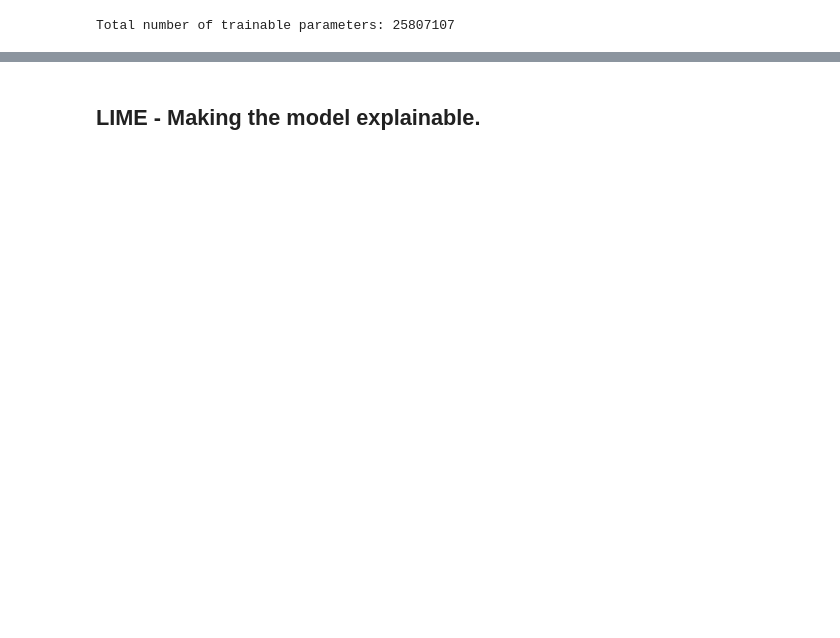
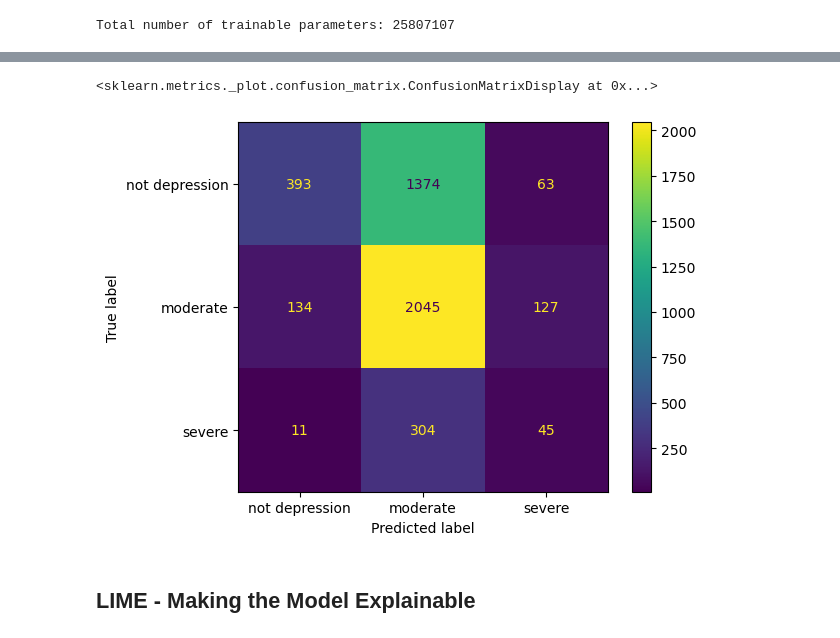
Before and after one commit to Gradient9098/depression_detection, a Jupyter notebook: model_evaluation.ipynb, the cells around one changed output, grey strips where cells are left out. Cells and saved outputs as stored; diff of their text form; code cells hidden in the pictures; blank space fills up the shorter version.

```diff
--- a/model_evaluation.ipynb
+++ b/model_evaluation.ipynb
@@ -209,0 +218,2 @@ def get_accuracy(data_loader, model, dataset_type="Train"):
+# %%
+dev_labels, dev_predictions = get_predictions(dev_data_loader, mha_model)
@@ -210,3 +237,10 @@ def get_accuracy(data_loader, model, dataset_type="Train"):
+# %%
+dev_cm = metrics.confusion_matrix(dev_labels, dev_predictions)
+dev_disp = metrics.ConfusionMatrixDisplay(dev_cm, display_labels=['not depression', 'moderate', 'severe'])
+dev_disp.plot()
+# %% [output]
+<sklearn.metrics._plot.confusion_matrix.ConfusionMatrixDisplay at 0x...>
+[figure, added]
 # %% [markdown]
-## LIME - Making the model explainable.
+## LIME - Making the Model Explainable
 # %%
```
Also changed, not shown: parts of 12 cells of this notebook.
